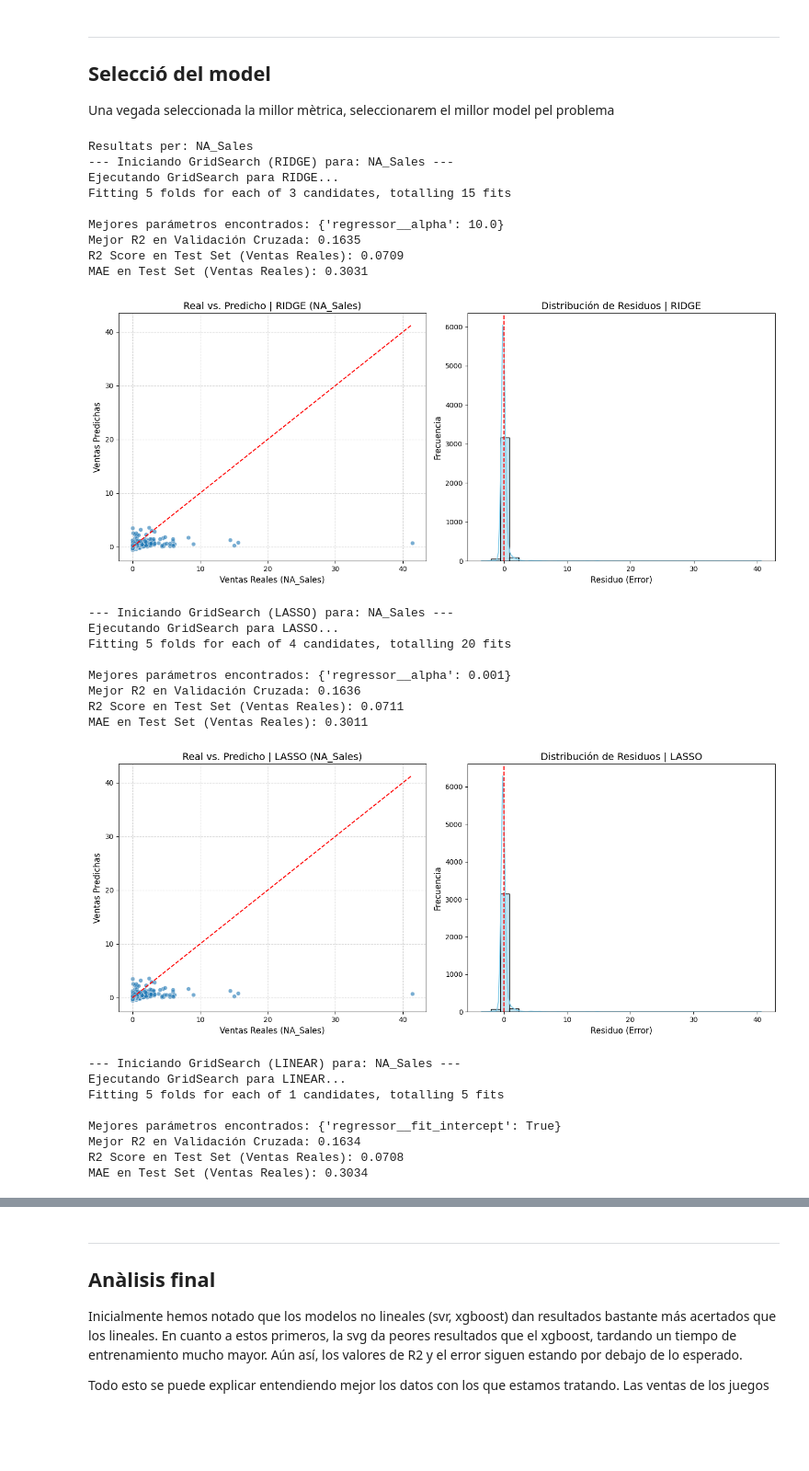
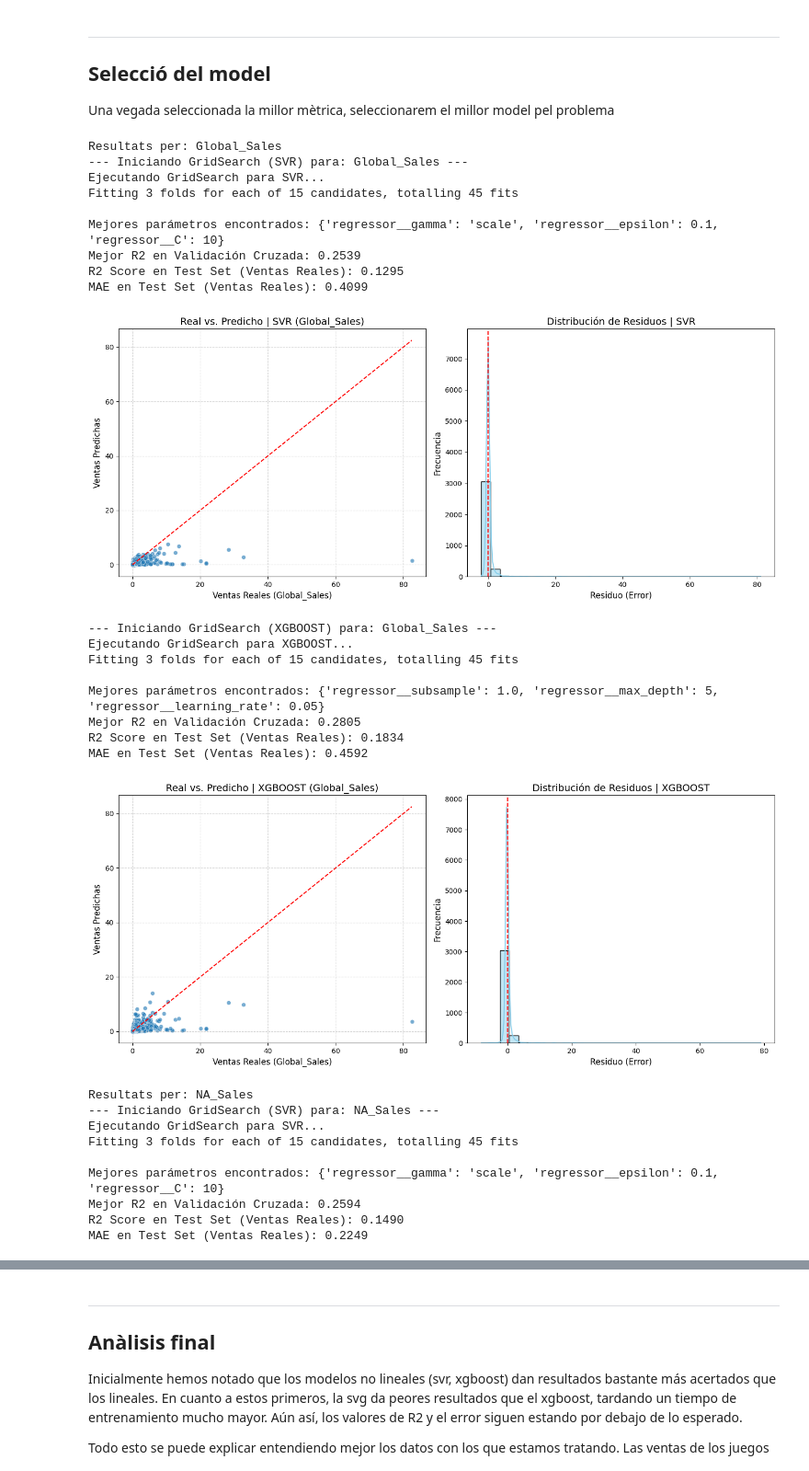
Before and after one commit to Emparans/video-games-sales-with-ratings, a Jupyter notebook: Kaggle.ipynb, the cells around one changed output, grey strips where cells are left out. Shown at 92% size. Drawn from its saved outputs; the diff is of its cells as text; code cells hidden in the pictures; blank space fills up the shorter version.

```diff
--- a/Kaggle.ipynb
+++ b/Kaggle.ipynb
@@ -588,41 +624,38 @@ def entrenar_modelos_lineales(df, target_col, modelo_lineal_tipo='ridge'):
 # %%
-targets = ['NA_Sales', 'EU_Sales', 'JP_Sales', 'Other_Sales', 'Global_Sales']
+targets = ['Global_Sales','NA_Sales', 'EU_Sales', 'JP_Sales', 'Other_Sales']
 
 for t in targets:
   print("Resultats per: " + t)
   # 1. Regresión Ridge
-  model_ridge = entrenar_modelos_lineales(df, target_col=t, modelo_lineal_tipo='ridge')
-
+  model_svr = entrenar_modelos_no_lineales(df, target_col=t, modelo_no_lineal_tipo='svr')
   # 2. Regresión Lasso
-  model_lasso = entrenar_modelos_lineales(df, target_col=t, modelo_lineal_tipo='lasso')
-
-  # 3. Regresión Lineal Pura
-  model_linear = entrenar_modelos_lineales(df, target_col=t, modelo_lineal_tipo='linear')
+  model_xgboost = entrenar_modelos_no_lineales(df, target_col=t, modelo_no_lineal_tipo='xgboost')
 # %% [output]
-Resultats per: NA_Sales
---- Iniciando GridSearch (RIDGE) para: NA_Sales ---
-Ejecutando GridSearch para RIDGE...
-Fitting 5 folds for each of 3 candidates, totalling 15 fits
+Resultats per: Global_Sales
+--- Iniciando GridSearch (SVR) para: Global_Sales ---
+Ejecutando GridSearch para SVR...
+Fitting 3 folds for each of 15 candidates, totalling 45 fits
 
-Mejores parámetros encontrados: {'regressor__alpha': 10.0}
-Mejor R2 en Validación Cruzada: 0.1635
-R2 Score en Test Set (Ventas Reales): 0.0709
-MAE en Test Set (Ventas Reales): 0.3031
+Mejores parámetros encontrados: {'regressor__gamma': 'scale', 'regressor__epsilon': 0.1, 'regressor__C': 10}
+Mejor R2 en Validación Cruzada: 0.2539
+R2 Score en Test Set (Ventas Reales): 0.1295
+MAE en Test Set (Ventas Reales): 0.4099
-[figure, old version]
+[figure, new version]
---- Iniciando GridSearch (LASSO) para: NA_Sales ---
-Ejecutando GridSearch para LASSO...
-Fitting 5 folds for each of 4 candidates, totalling 20 fits
+--- Iniciando GridSearch (XGBOOST) para: Global_Sales ---
+Ejecutando GridSearch para XGBOOST...
+Fitting 3 folds for each of 15 candidates, totalling 45 fits
 
-Mejores parámetros encontrados: {'regressor__alpha': 0.001}
-Mejor R2 en Validación Cruzada: 0.1636
-R2 Score en Test Set (Ventas Reales): 0.0711
-MAE en Test Set (Ventas Reales): 0.3011
+Mejores parámetros encontrados: {'regressor__subsample': 1.0, 'regressor__max_depth': 5, 'regressor__learning_rate': 0.05}
+Mejor R2 en Validación Cruzada: 0.2805
+R2 Score en Test Set (Ventas Reales): 0.1834
+MAE en Test Set (Ventas Reales): 0.4592
-[figure, old version]
+[figure, new version]
---- Iniciando GridSearch (LINEAR) para: NA_Sales ---
-Ejecutando GridSearch para LINEAR...
-Fitting 5 folds for each of 1 candidates, totalling 5 fits
+Resultats per: NA_Sales
+--- Iniciando GridSearch (SVR) para: NA_Sales ---
+Ejecutando GridSearch para SVR...
+Fitting 3 folds for each of 15 candidates, totalling 45 fits
 
-Mejores parámetros encontrados: {'regressor__fit_intercept': True}
-Mejor R2 en Validación Cruzada: 0.1634
-R2 Score en Test Set (Ventas Reales): 0.0708
-MAE en Test Set (Ventas Reales): 0.3034
+Mejores parámetros encontrados: {'regressor__gamma': 'scale', 'regressor__epsilon': 0.1, 'regressor__C': 10}
+Mejor R2 en Validación Cruzada: 0.2594
+R2 Score en Test Set (Ventas Reales): 0.1490
+MAE en Test Set (Ventas Reales): 0.2249
```
Also changed, not shown: parts of 6 cells of this notebook.
